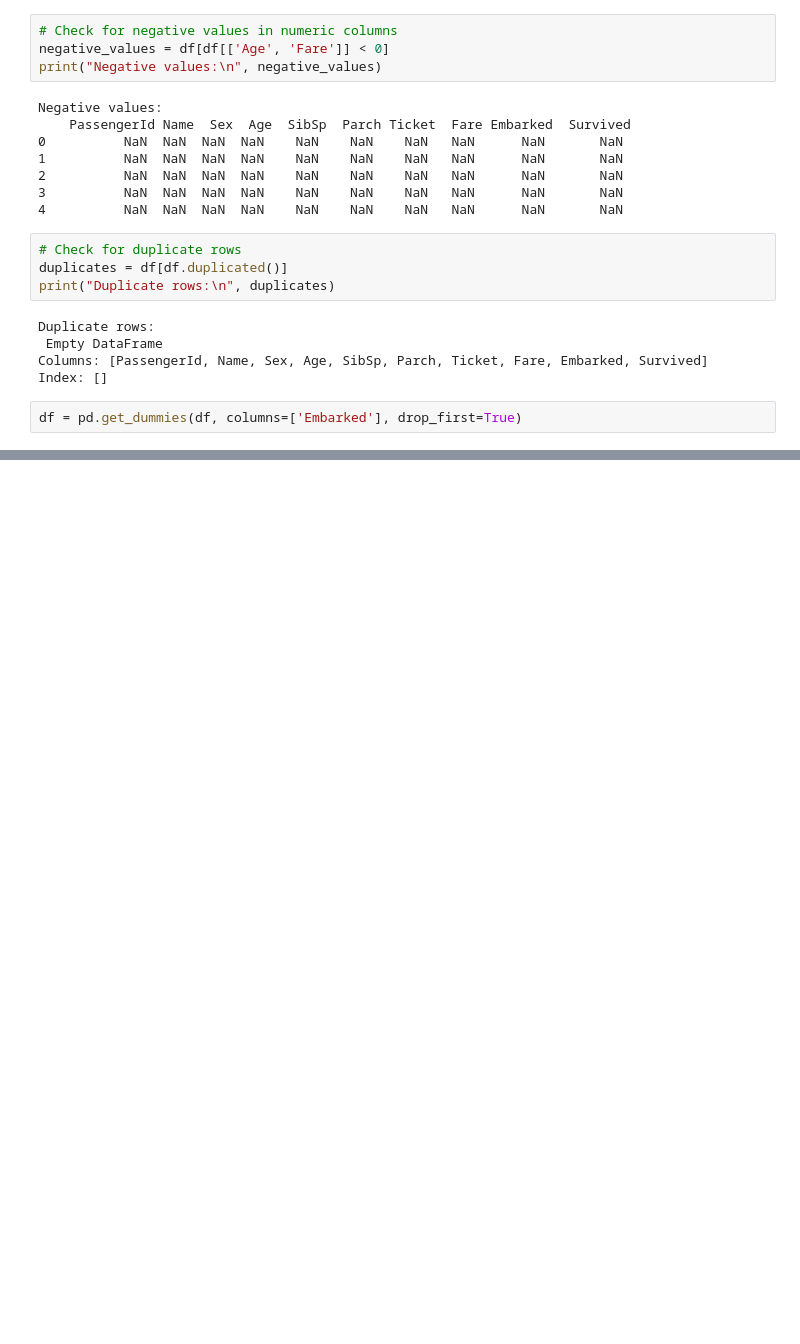
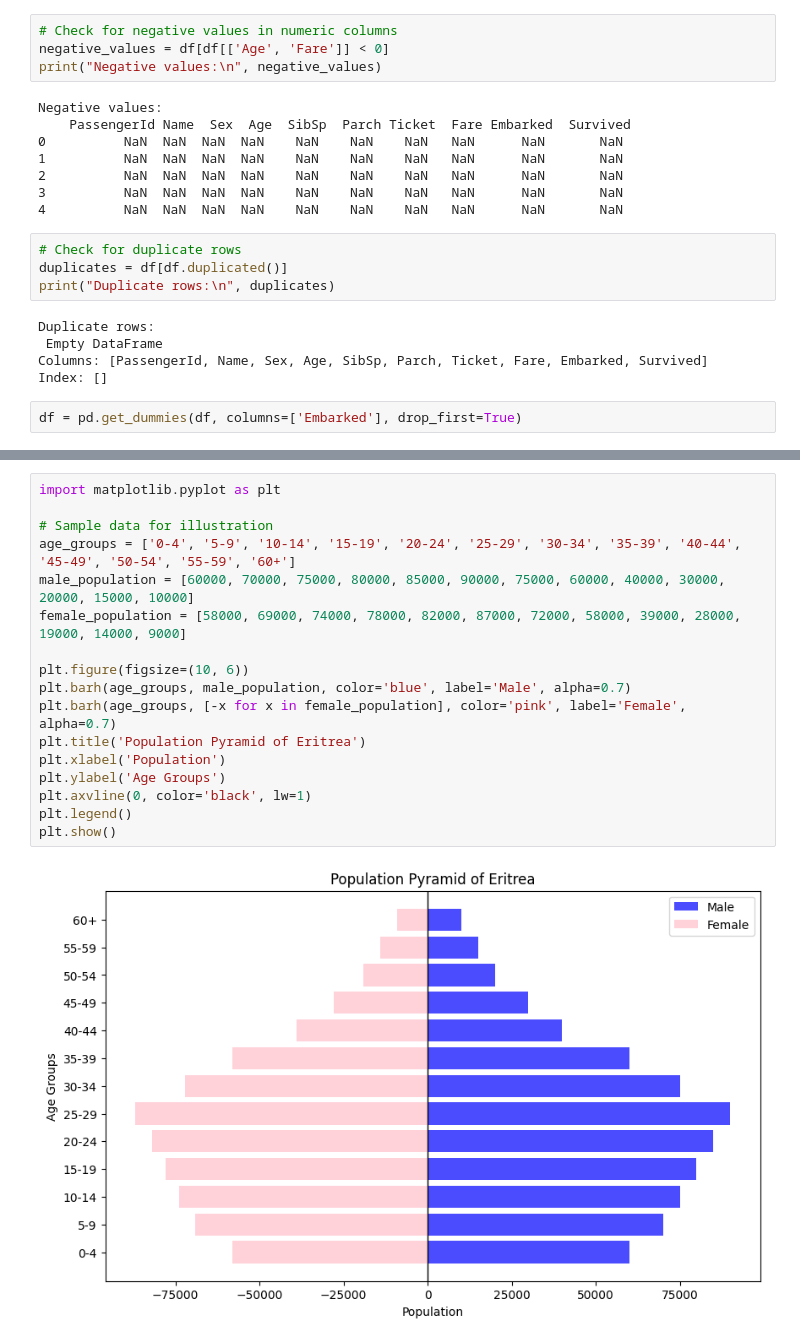
Before and after one commit to Elen-tesfai/datafun-06-eda, a Jupyter notebook: elen_eda.ipynb, the cells around one changed output, grey strips where cells are left out. Cells and saved outputs as stored; diff of their text form; blank space fills up the shorter version.

```diff
--- a/elen_eda.ipynb
+++ b/elen_eda.ipynb
@@ -71,0 +91,19 @@ df = pd.get_dummies(df, columns=['Embarked'], drop_first=True)
+# %%
+import matplotlib.pyplot as plt
+
+# Sample data for illustration
+age_groups = ['0-4', '5-9', '10-14', '15-19', '20-24', '25-29', '30-34', '35-39', '40-44', '45-49', '50-54', '55-59', '60+']
+male_population = [60000, 70000, 75000, 80000, 85000, 90000, 75000, 60000, 40000, 30000, 20000, 15000, 10000]
+female_population = [58000, 69000, 74000, 78000, 82000, 87000, 72000, 58000, 39000, 28000, 19000, 14000, 9000]
+
+plt.figure(figsize=(10, 6))
+plt.barh(age_groups, male_population, color='blue', label='Male', alpha=0.7)
+plt.barh(age_groups, [-x for x in female_population], color='pink', label='Female', alpha=0.7)
+plt.title('Population Pyramid of Eritrea')
+plt.xlabel('Population')
+plt.ylabel('Age Groups')
+plt.axvline(0, color='black', lw=1)
+plt.legend()
+plt.show()
+# %% [output]
+[figure, added]
```
Also changed, not shown: parts of 3 cells of this notebook, 1 other file.
